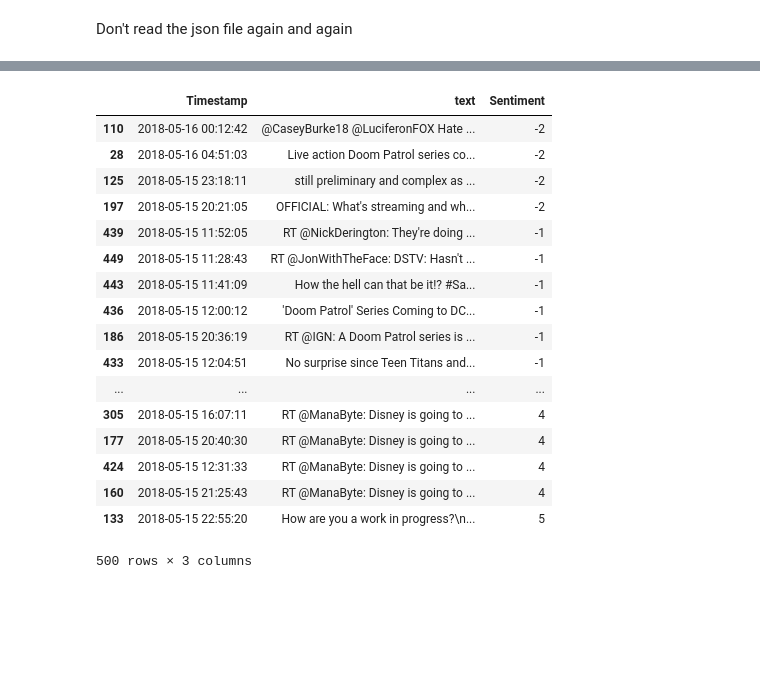
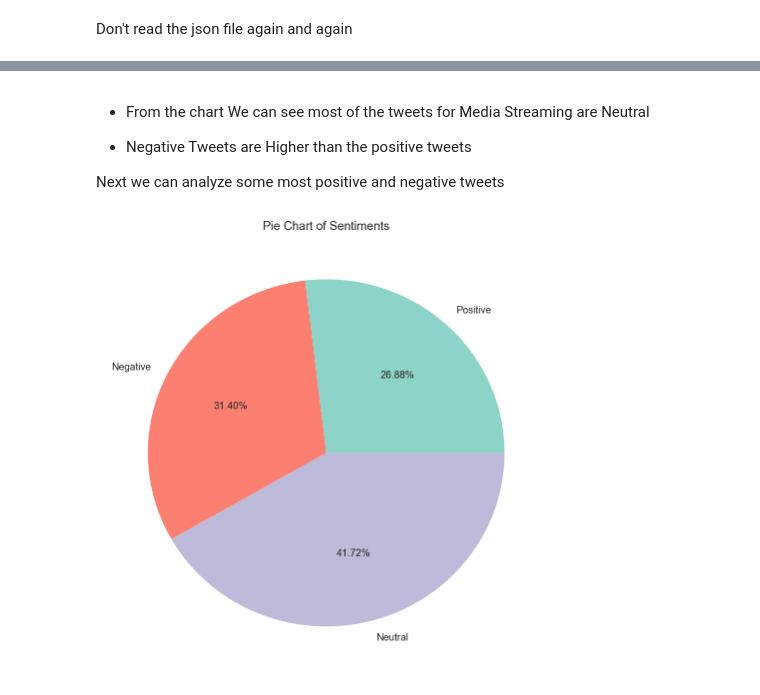
Before and after one commit to Rahulkg007/Media-Broadcasting, a Jupyter notebook: Assignment 2 Notebook.ipynb, the cells around one changed output, grey strips where cells are left out. Drawn from its saved outputs; the diff is of its cells as text; code cells hidden in the pictures; blank space fills up the shorter version.

```diff
--- a/Assignment 2 Notebook.ipynb
+++ b/Assignment 2 Notebook.ipynb
@@ -125,21 +124,27 @@ plt.legend().set_visible(False)
-# %%
-df
-# %% [output]
-|  | Timestamp | text | Sentiment |
-| 110 | 2018-05-16 00:12:42 | @CaseyBurke18 @LuciferonFOX Hate ... | -2 |
-| 28 | 2018-05-16 04:51:03 | Live action Doom Patrol series co... | -2 |
-| 125 | 2018-05-15 23:18:11 | still preliminary and complex as ... | -2 |
-| 197 | 2018-05-15 20:21:05 | OFFICIAL: What's streaming and wh... | -2 |
-| 439 | 2018-05-15 11:52:05 | RT @NickDerington: They're doing ... | -1 |
-| 449 | 2018-05-15 11:28:43 | RT @JonWithTheFace: DSTV: Hasn't ... | -1 |
-| 443 | 2018-05-15 11:41:09 | How the hell can that be it!? #Sa... | -1 |
-| 436 | 2018-05-15 12:00:12 | 'Doom Patrol' Series Coming to DC... | -1 |
-| 186 | 2018-05-15 20:36:19 | RT @IGN: A Doom Patrol series is ... | -1 |
-| 433 | 2018-05-15 12:04:51 | No surprise since Teen Titans and... | -1 |
-| ... | ... | ... | ... |
-| 305 | 2018-05-15 16:07:11 | RT @ManaByte: Disney is going to ... | 4 |
-| 177 | 2018-05-15 20:40:30 | RT @ManaByte: Disney is going to ... | 4 |
-| 424 | 2018-05-15 12:31:33 | RT @ManaByte: Disney is going to ... | 4 |
-| 160 | 2018-05-15 21:25:43 | RT @ManaByte: Disney is going to ... | 4 |
-| 133 | 2018-05-15 22:55:20 | How are you a work in progress?\n... | 5 |
-500 rows × 3 columns
+# %% [markdown]
+* From the chart We can see most of the tweets for Media Streaming are Neutral
+
+* Negative Tweets are Higher than the positive tweets
+
+Next we can analyze some most positive and negative tweets
+# %%
+conditions = [
+    (streaming_tweets['Sentiment'] > 0),
+    (streaming_tweets['Sentiment'] < 0),
+    (streaming_tweets['Sentiment'] == 0),]
+choices = ['Positive', 'Negative', 'Neutral']
+streaming_tweets['sentiment_type'] = np.select(conditions, choices)
+# %%
+def make_pie_chart(data, column, title = 'Pie chart'):
+    plt.rcParams["figure.figsize"] = (8,8)
+    color_brewer_set2 = ["#8DD3C7","#FB8072","#BEBADA","#FFFFB3",
+                         "#80B1D3","#FDB462","#B3DE69","#FCCDE5", ]
+
+    pd.value_counts(data[column].values, sort=True, ascending=True). \
+    plot(kind='pie',autopct='%1.2f%%', colors=color_brewer_set2)
+    plt.title(f'Pie Chart of {title}')
+    plt.xlabel('')
+    plt.ylabel('')
+make_pie_chart(streaming_tweets,'sentiment_type','Sentiments')
+# %% [output]
+[figure, added]
```
Also changed, not shown: parts of 9 cells of this notebook, 5 other files.
